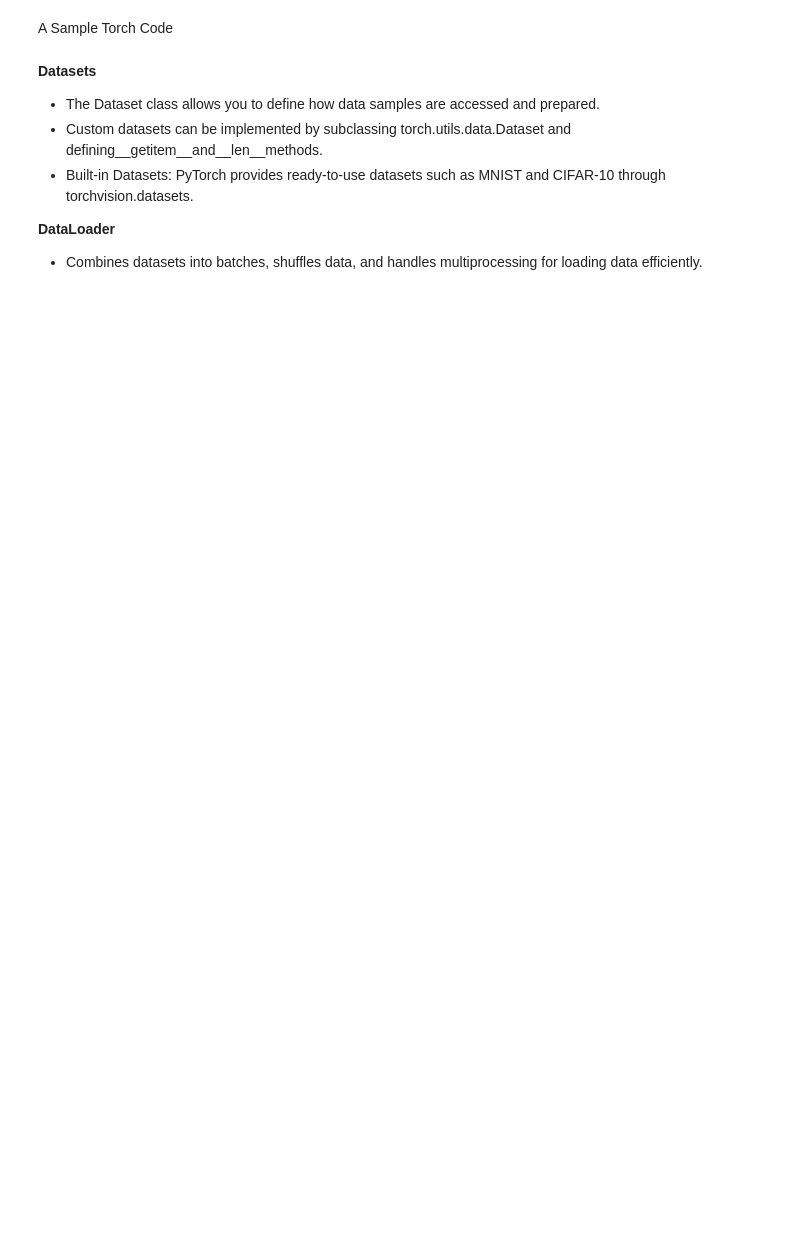
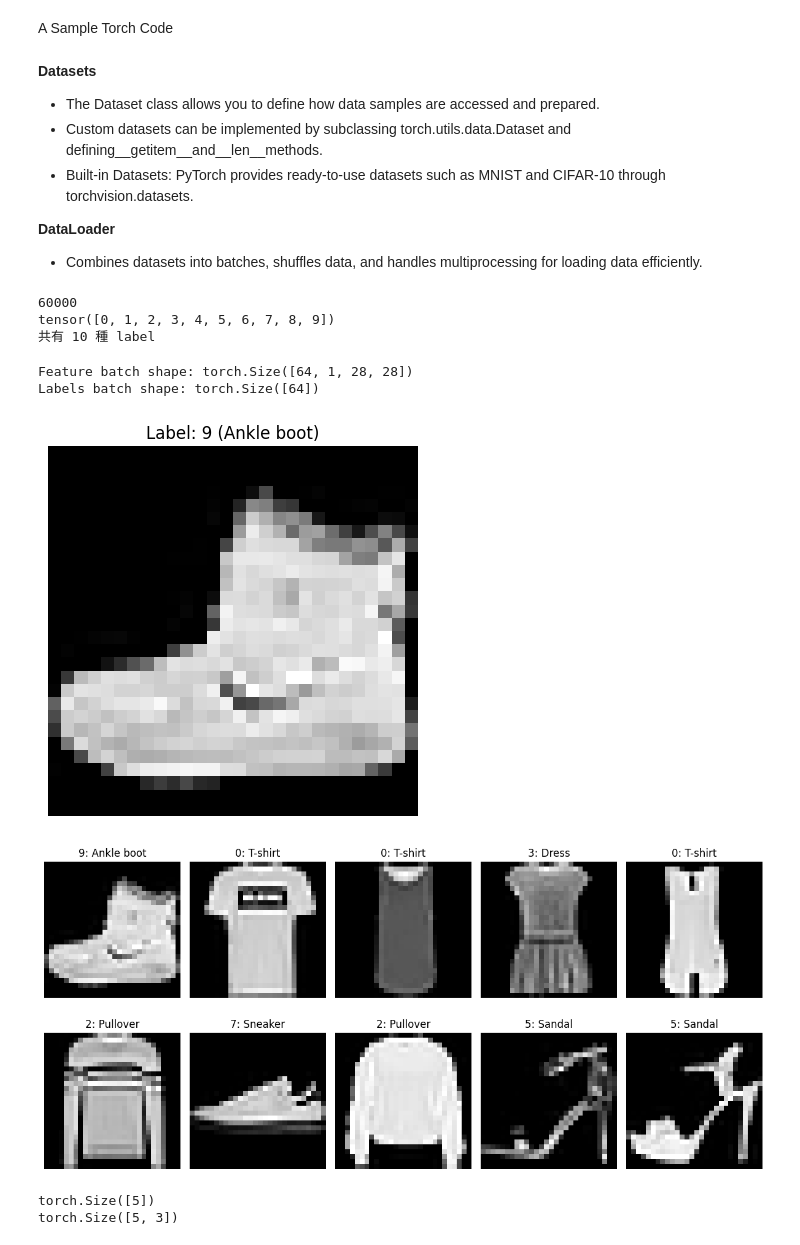
Before and after one commit to Yung-Huei/Python, a Jupyter notebook: PyTorch.ipynb, the cells around one changed output. Cells and saved outputs as stored; diff of their text form; code cells hidden in the pictures; blank space fills up the shorter version.

```diff
--- a/PyTorch.ipynb
+++ b/PyTorch.ipynb
@@ -60,3 +69,52 @@ training_data = datasets.FashionMNIST(
     download=True, #如果 data/ 裡面還沒有這個資料集，會自動從網路上下載。
     transform=ToTensor() #每張圖會先轉成 PyTorch tensor 格式
 )
+print(len(training_data)) #是物件所以使用len非.size
+import torch
+labels = training_data.targets  # 是一個 Tensor
+print(torch.unique(labels))     # 看有哪些類別
+print(f"共有 {len(torch.unique(labels))} 種 label")
+# %% [output]
+60000
+tensor([0, 1, 2, 3, 4, 5, 6, 7, 8, 9])
+共有 10 種 label
+# %%
+from torch.utils.data import DataLoader
+train_dataloader=DataLoader(training_data,batch_size=64,shuffle=True) #批次資料載入器（DataLoader）
+train_features,train_labels=next(iter(train_dataloader)) #透過 iter() 得到的物件，可以用 next() 一筆一筆拿資料
+print(f"Feature batch shape: {train_features.size()}")
+print(f"Labels batch shape: {train_labels.size()}")
+
+#視覺化
+import matplotlib.pyplot as plt
+
+# 1. 取出第 n 張圖（例如第 0 張）
+image, label = training_data[0]
+
+# 2. 把張量轉成圖像來顯示
+plt.imshow(image.squeeze(), cmap="gray")
+class_names = ["T-shirt", "Trouser", "Pullover", "Dress", "Coat",
+               "Sandal", "Shirt", "Sneaker", "Bag", "Ankle boot"]
+
+plt.title(f"Label: {label} ({class_names[label]})")
+plt.axis("off")
+plt.show()
+
+# 一次畫多張圖
+plt.figure(figsize=(12, 6))  # 設定畫布大小 寬12inch and 高6inch
+for i in range(10):
+    image, label = training_data[i]
+    image = image.squeeze()  # 去掉通道維度 [1,28,28] → [28,28]
+
+    plt.subplot(2, 5, i + 1)  # 2列5欄的子圖，第i+1個
+    plt.imshow(image, cmap="gray")
+    plt.title(f"{label}: {class_names[label]}")
+    plt.axis("off") #不要坐標軸
+
+plt.tight_layout() #自動調整子圖間距
+plt.show()
+# %% [output]
+Feature batch shape: torch.Size([64, 1, 28, 28])
+Labels batch shape: torch.Size([64])
+[figure, added]
+[figure, added]
@@ -62,0 +144,14 @@ training_data = datasets.FashionMNIST(
+# %%
+# Auto-differentiation (Pytorch has a built-in engine called autograd for calculating gradients.)
+x=torch.ones(5) #列向量
+y=torch.zeros(3)
+w=torch.randn(5,3,requires_grad=True) # When you use backward to calculate the grad,
+                  # pytorch calculates the gradient of each component that requires_grad and store it.
+print(x.shape)
+print(w.shape)
+b=torch.randn(3,requires_grad=True)
+z=torch.matmul(x,w)+b
+loss=torch.nn.functional.binary_cross_entropy_with_logits(z,y)
+# %% [output]
+torch.Size([5])
+torch.Size([5, 3])
```
Also changed, not shown: parts of 3 cells of this notebook.
